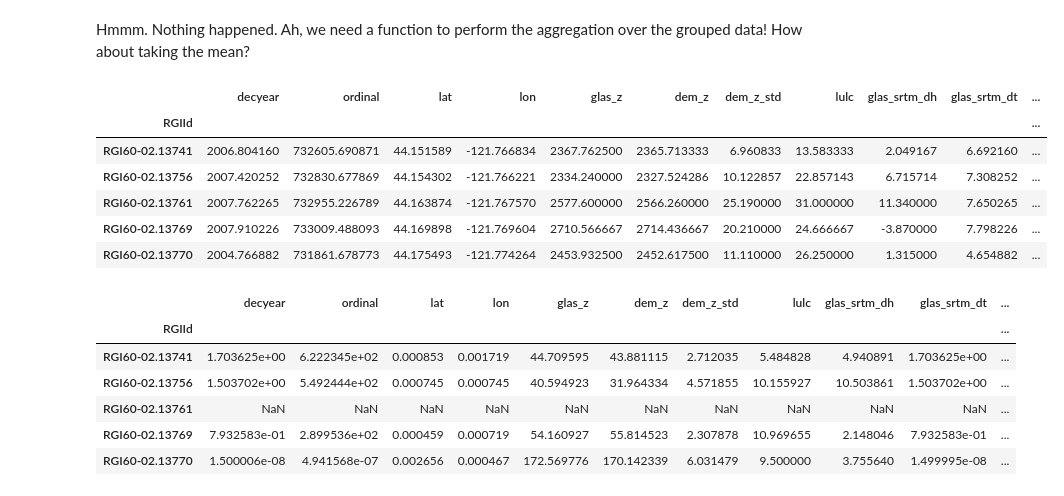
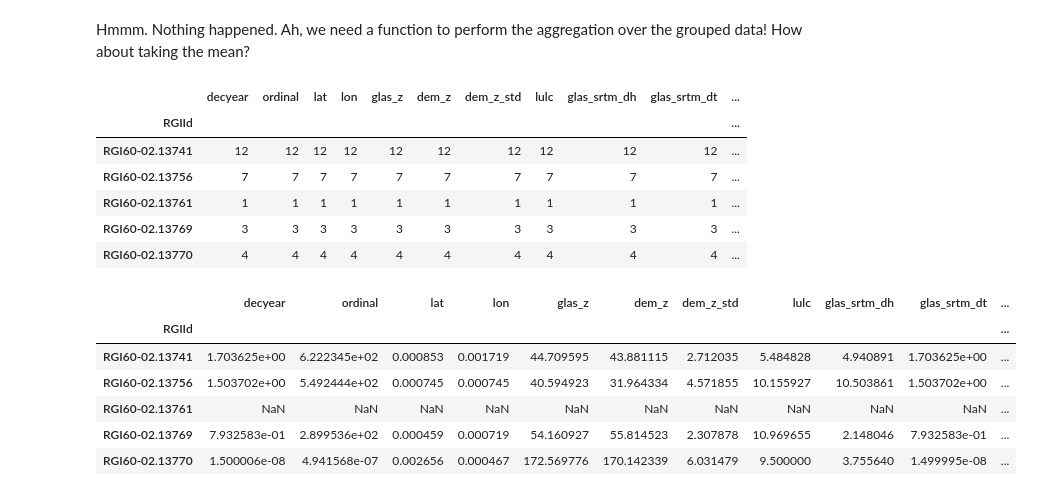
Before and after one commit to ICESAT-2HackWeek/ICESat2_hackweek_tutorials, a Jupyter notebook: 08_GeospatialAnalysis_Shean/shean_ICESat-2_hackweek_tutorial_GeospatialAnalysis_rendered.ipynb, the cells around one changed output. Cells and saved outputs as stored; diff of their text form; code cells hidden in the pictures.

```diff
--- a/08_GeospatialAnalysis_Shean/shean_ICESat-2_hackweek_tutorial_GeospatialAnalysis_rendered.ipynb
+++ b/08_GeospatialAnalysis_Shean/shean_ICESat-2_hackweek_tutorial_GeospatialAnalysis_rendered.ipynb
@@ -944,15 +1033,15 @@ glas_gdf_aea_rgi.groupby('RGIId')
 # %% [markdown]
 Hmmm.  Nothing happened.  Ah, we need a function to perform the aggregation over the grouped data!  How about taking the mean?
 # %%
-glas_gdf_aea_rgi.groupby('RGIId').mean().head()
+glas_gdf_aea_rgi.groupby('RGIId').count().head()
 # %% [output]
 |  | decyear | ordinal | lat | lon | glas_z | dem_z | dem_z_std | lulc | glas_srtm_dh | glas_srtm_dt | ... |
 | RGIId |  |  |  |  |  |  |  |  |  |  | ... |
-| RGI60-02.13741 | 2006.804160 | 732605.690871 | 44.151589 | -121.766834 | 2367.762500 | 2365.713333 | 6.960833 | 13.583333 | 2.049167 | 6.692160 | ... |
-| RGI60-02.13756 | 2007.420252 | 732830.677869 | 44.154302 | -121.766221 | 2334.240000 | 2327.524286 | 10.122857 | 22.857143 | 6.715714 | 7.308252 | ... |
-| RGI60-02.13761 | 2007.762265 | 732955.226789 | 44.163874 | -121.767570 | 2577.600000 | 2566.260000 | 25.190000 | 31.000000 | 11.340000 | 7.650265 | ... |
-| RGI60-02.13769 | 2007.910226 | 733009.488093 | 44.169898 | -121.769604 | 2710.566667 | 2714.436667 | 20.210000 | 24.666667 | -3.870000 | 7.798226 | ... |
-| RGI60-02.13770 | 2004.766882 | 731861.678773 | 44.175493 | -121.774264 | 2453.932500 | 2452.617500 | 11.110000 | 26.250000 | 1.315000 | 4.654882 | ... |
+| RGI60-02.13741 | 12 | 12 | 12 | 12 | 12 | 12 | 12 | 12 | 12 | 12 | ... |
+| RGI60-02.13756 | 7 | 7 | 7 | 7 | 7 | 7 | 7 | 7 | 7 | 7 | ... |
+| RGI60-02.13761 | 1 | 1 | 1 | 1 | 1 | 1 | 1 | 1 | 1 | 1 | ... |
+| RGI60-02.13769 | 3 | 3 | 3 | 3 | 3 | 3 | 3 | 3 | 3 | 3 | ... |
+| RGI60-02.13770 | 4 | 4 | 4 | 4 | 4 | 4 | 4 | 4 | 4 | 4 | ... |
 # %%
 glas_gdf_aea_rgi.groupby('RGIId').std().head()
 # %% [output]
```
Also changed, not shown: parts of 41 cells of this notebook, 1 other file.
